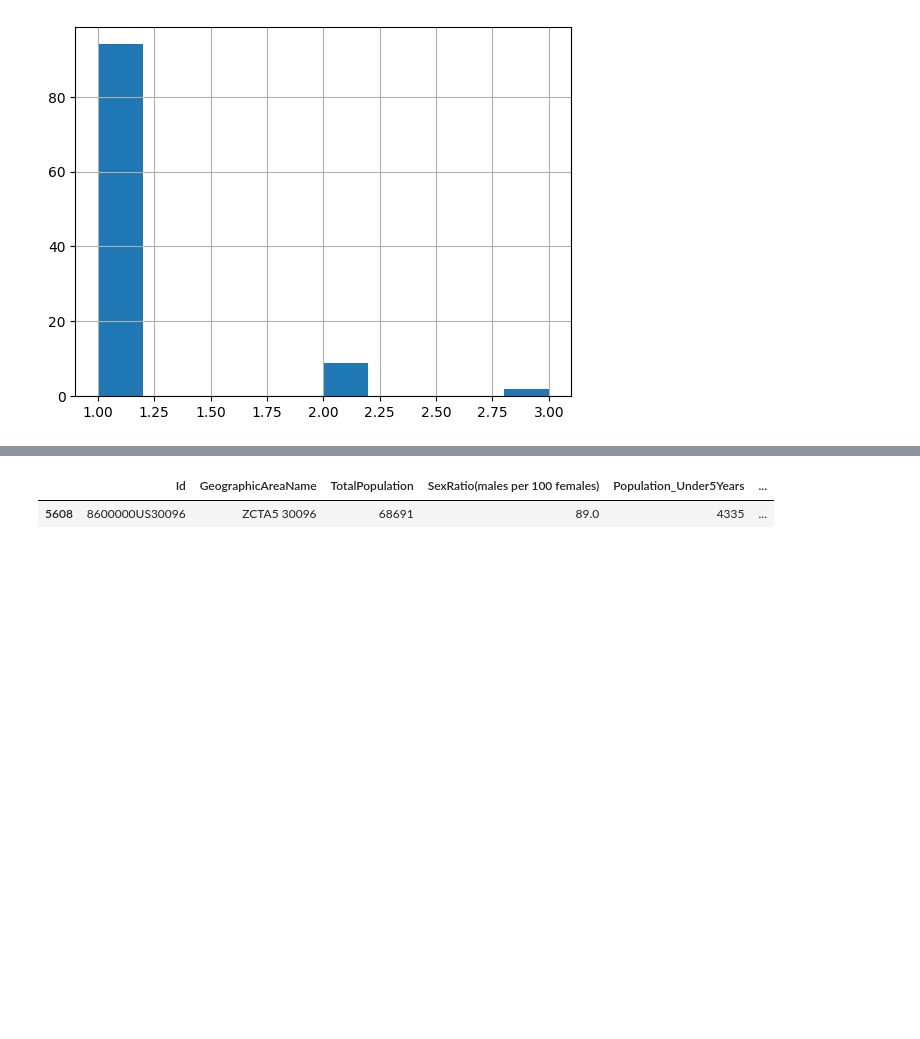
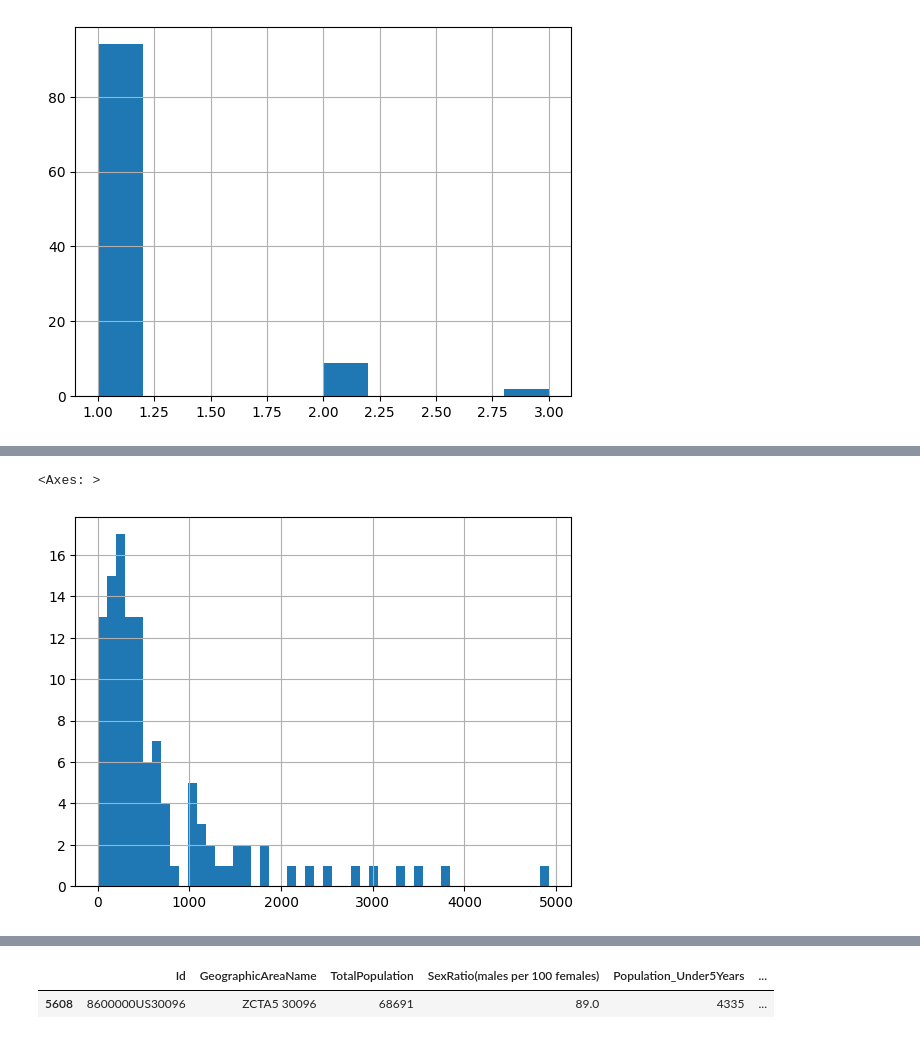
Before and after one commit to adonaiarruda/case_elo, a Jupyter notebook: dev.ipynb, the cells around one changed output, grey strips where cells are left out. Cells and saved outputs as stored; diff of their text form; code cells hidden in the pictures; blank space fills up the shorter version.

```diff
--- a/dev.ipynb
+++ b/dev.ipynb
@@ -136,0 +230,14 @@ geocode
+# %%
+loyalty = df_transactional.reset_index().groupby(['Lab Id', 'Patient Id'])['Service Id'].nunique().reset_index()
+loyalty = loyalty[(loyalty['Service Id'] > 1)].groupby('Lab Id')['Patient Id'].count().reset_index(name='Loyal Patients')
+lab_info = lab_info.merge(loyalty, on='Lab Id', how='left')
+# # Count the number of distinct Service ID for each Lab ID and Date of birth
+# df_agg = df.groupby(['Lab Id', 'Date of birth'])['Service Id'].nunique().reset_index()
+
+# # Filter the Lab IDs with more than 1 distinct Service ID
+# df_agg = df_agg[df_agg['Service Id'] > 1]
+# %%
+lab_info["Loyal Patients"].hist(bins = 50)
+# %% [output]
+<Axes: >
+[figure, added]
```
Also changed, not shown: parts of 46 cells of this notebook, 1 other file.
